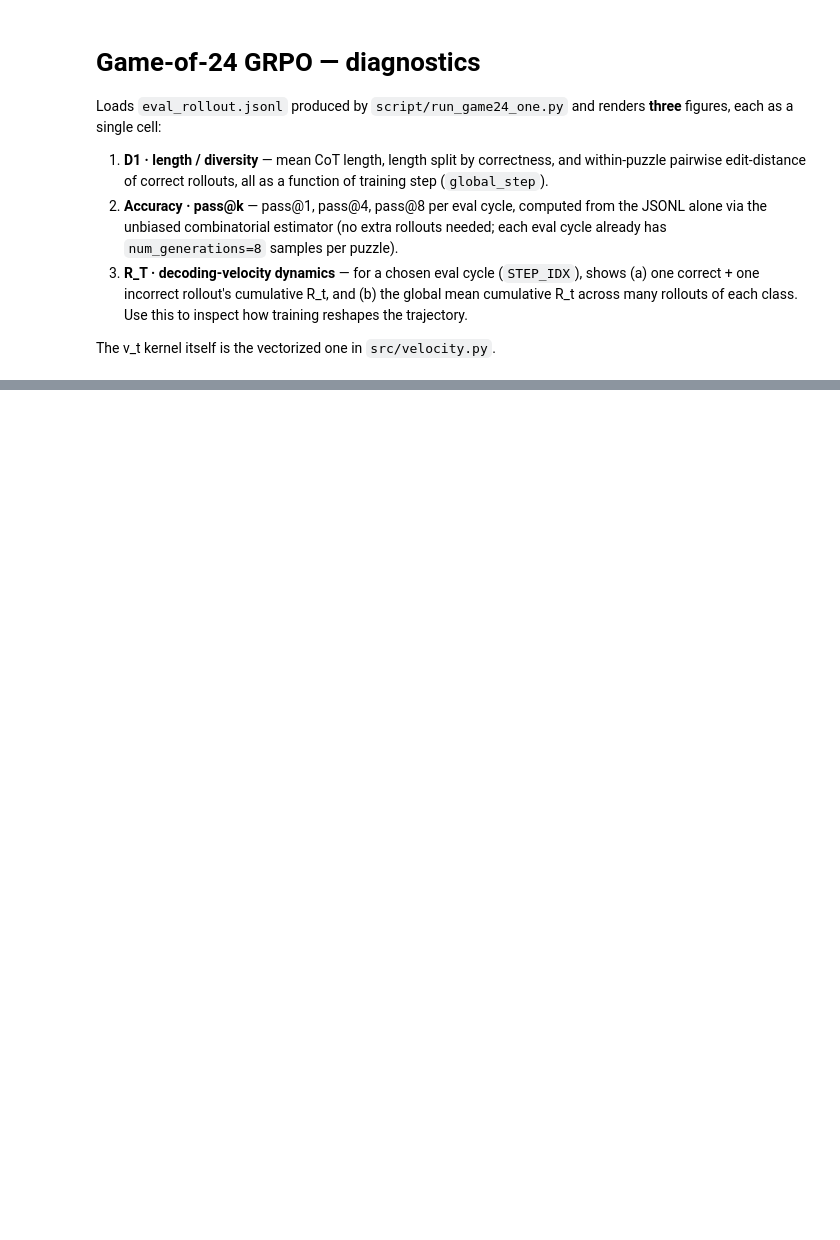
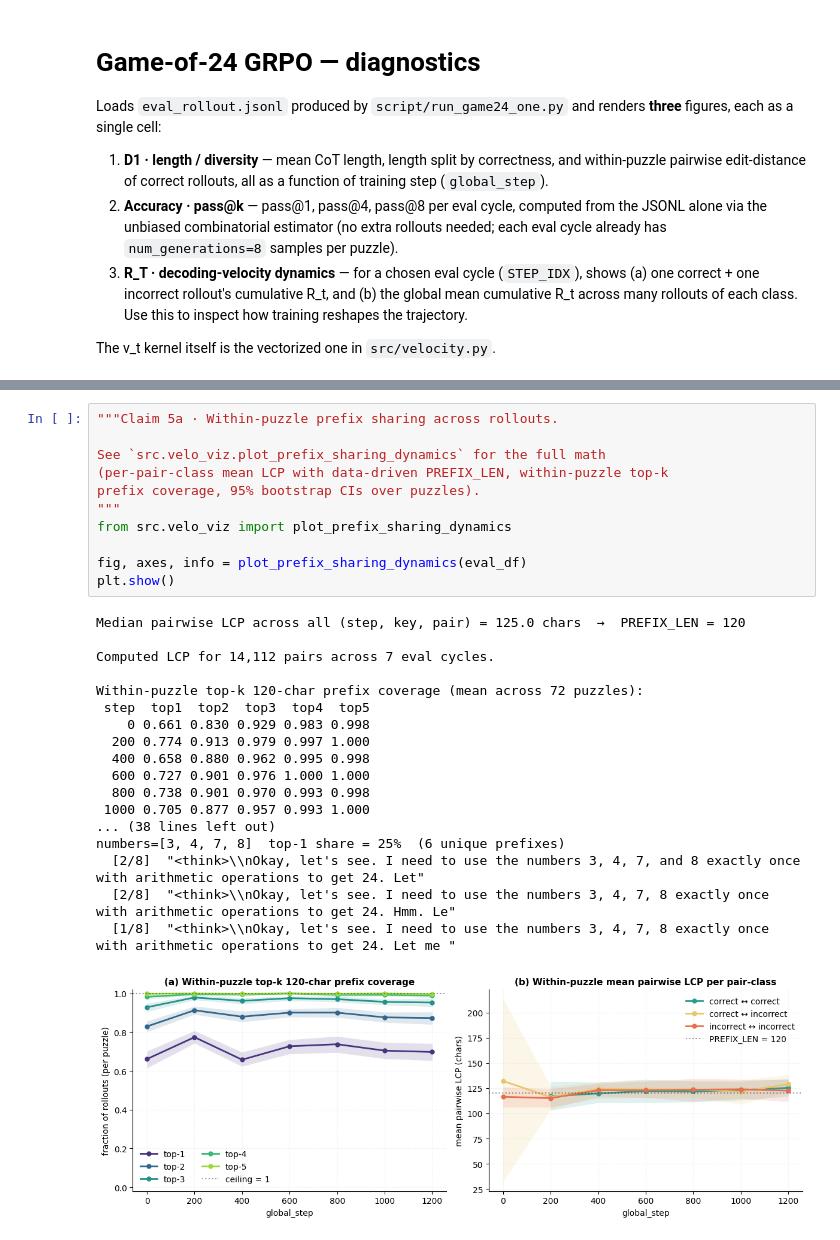
Before and after one commit to fangyuan-ksgk/arl, a Jupyter notebook: game24_figure.ipynb, the cells around one changed output, grey strips where cells are left out. Saved outputs shown, nothing was run; the diff lists cells and outputs as text; blank space fills up the shorter version.

```diff
--- a/game24_figure.ipynb
+++ b/game24_figure.ipynb
@@ -156 +472,31 @@ print(pak.round(3))
+# %%
+"""Claim 5a · Within-puzzle prefix sharing across rollouts.
+
+See `src.velo_viz.plot_prefix_sharing_dynamics` for the full math
+(per-pair-class mean LCP with data-driven PREFIX_LEN, within-puzzle top-k
+prefix coverage, 95% bootstrap CIs over puzzles).
+"""
+from src.velo_viz import plot_prefix_sharing_dynamics
+
+fig, axes, info = plot_prefix_sharing_dynamics(eval_df)
+plt.show()
+# %% [output]
+Median pairwise LCP across all (step, key, pair) = 125.0 chars  →  PREFIX_LEN = 120
+
+Computed LCP for 14,112 pairs across 7 eval cycles.
+
+Within-puzzle top-k 120-char prefix coverage (mean across 72 puzzles):
+ step  top1  top2  top3  top4  top5
+    0 0.661 0.830 0.929 0.983 0.998
+  200 0.774 0.913 0.979 0.997 1.000
+  400 0.658 0.880 0.962 0.995 0.998
+  600 0.727 0.901 0.976 1.000 1.000
+  800 0.738 0.901 0.970 0.993 0.998
+ 1000 0.705 0.877 0.957 0.993 1.000
+... (38 lines left out)
+numbers=[3, 4, 7, 8]  top-1 share = 25%  (6 unique prefixes)
+  [2/8]  "<think>\\nOkay, let's see. I need to use the numbers 3, 4, 7, and 8 exactly once with arithmetic operations to get 24. Let"
+  [2/8]  "<think>\\nOkay, let's see. I need to use the numbers 3, 4, 7, 8 exactly once with arithmetic operations to get 24. Hmm. Le"
+  [1/8]  "<think>\\nOkay, let's see. I need to use the numbers 3, 4, 7, 8 exactly once with arithmetic operations to get 24. Let me "
+[figure, added]
 # %%
```
Also changed, not shown: parts of 7 cells of this notebook, 2 other files.
